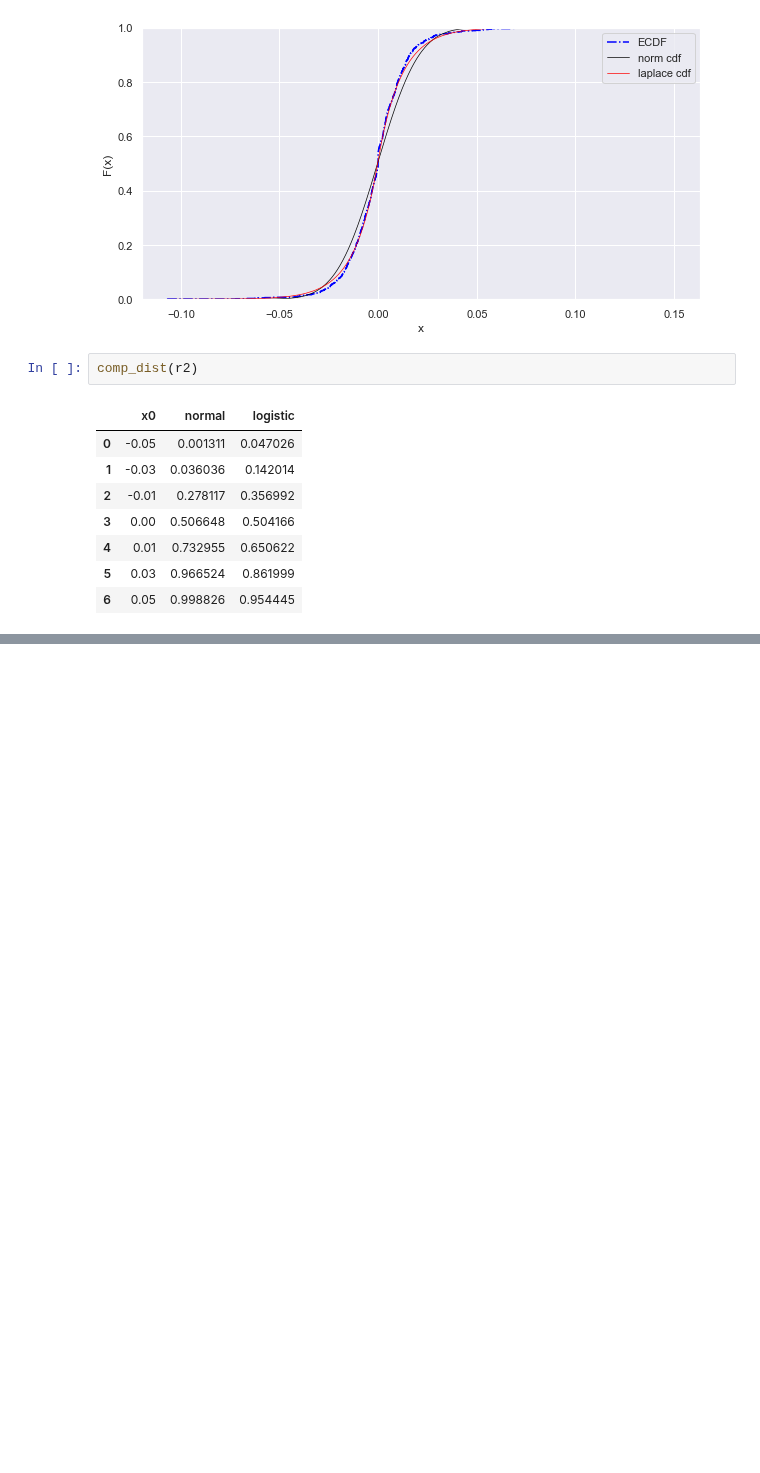
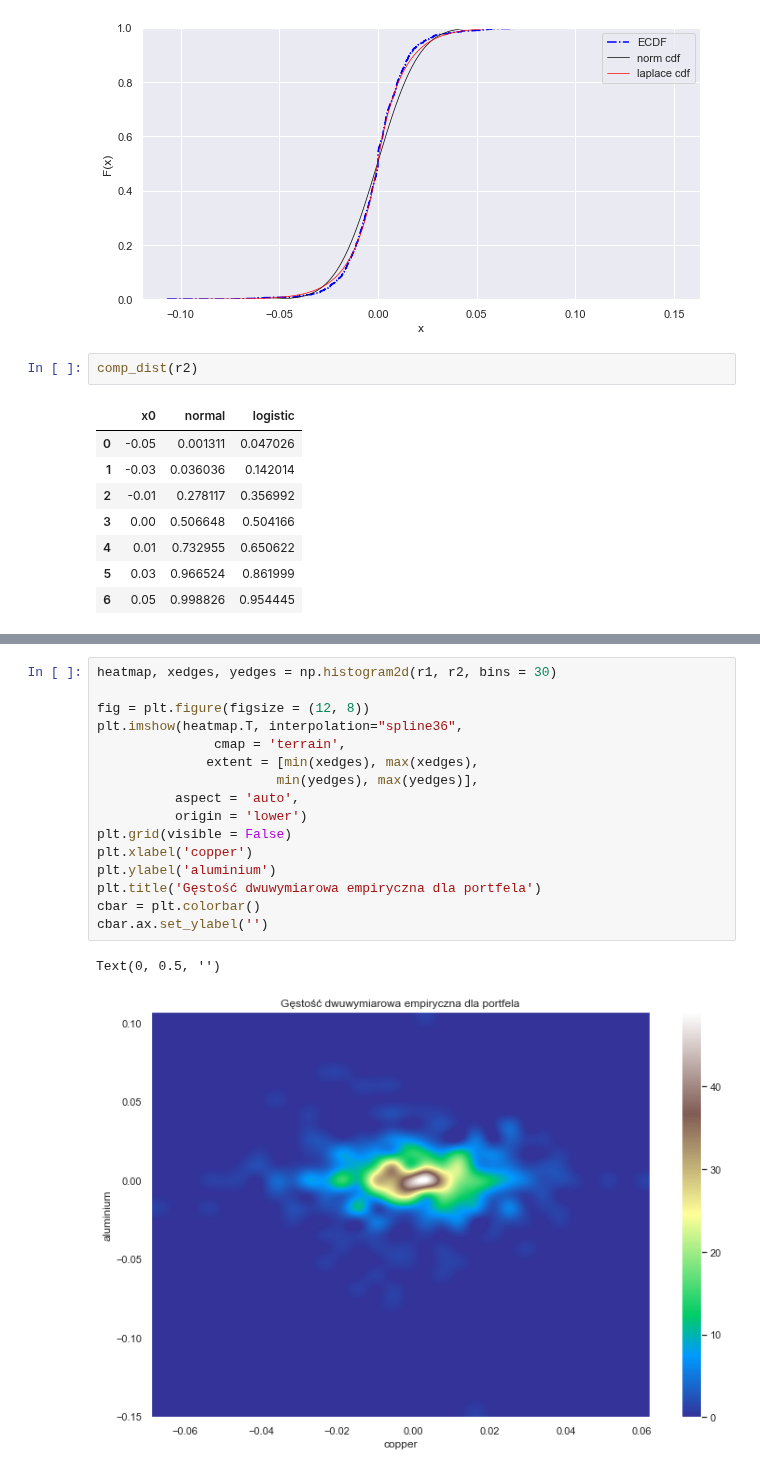
Before and after one commit to Szymex49/NVIDIA_risk_management, a Jupyter notebook: Prezentacja_2.ipynb, the cells around one changed output, grey strips where cells are left out. Cells and saved outputs as stored; diff of their text form; blank space fills up the shorter version.

```diff
--- a/Prezentacja_2.ipynb
+++ b/Prezentacja_2.ipynb
@@ -266,0 +301,19 @@ comp_dist(r2)
+# %%
+heatmap, xedges, yedges = np.histogram2d(r1, r2, bins = 30)
+
+fig = plt.figure(figsize = (12, 8))
+plt.imshow(heatmap.T, interpolation="spline36",
+               cmap = 'terrain',
+              extent = [min(xedges), max(xedges),
+                       min(yedges), max(yedges)],
+          aspect = 'auto',
+          origin = 'lower')
+plt.grid(visible = False)
+plt.xlabel('copper')
+plt.ylabel('aluminium')
+plt.title('Gęstość dwuwymiarowa empiryczna dla portfela')
+cbar = plt.colorbar()
+cbar.ax.set_ylabel('')
+# %% [output]
+Text(0, 0.5, '')
+[figure, added]
```
Also changed, not shown: parts of 7 cells of this notebook, 1 other file.
